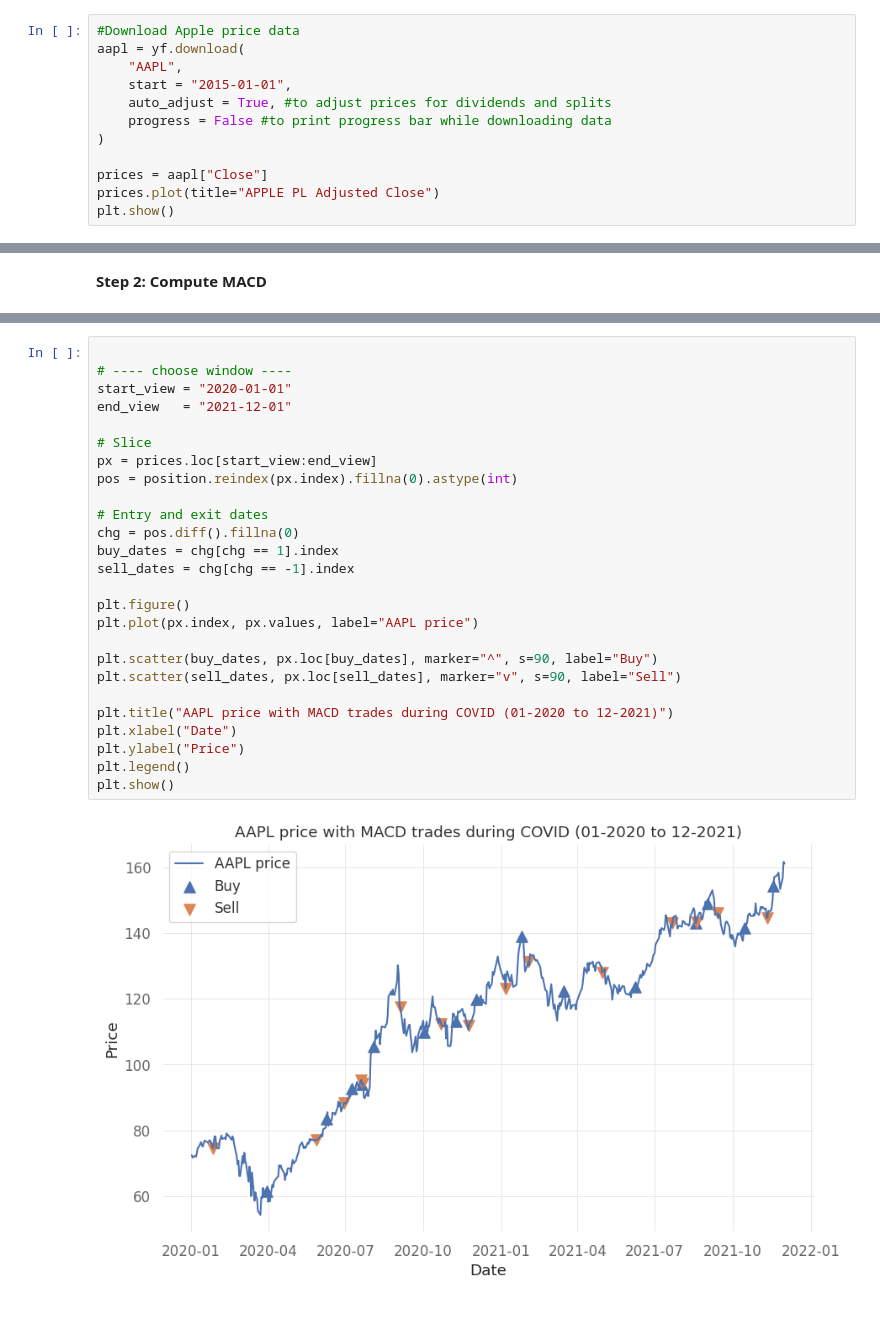
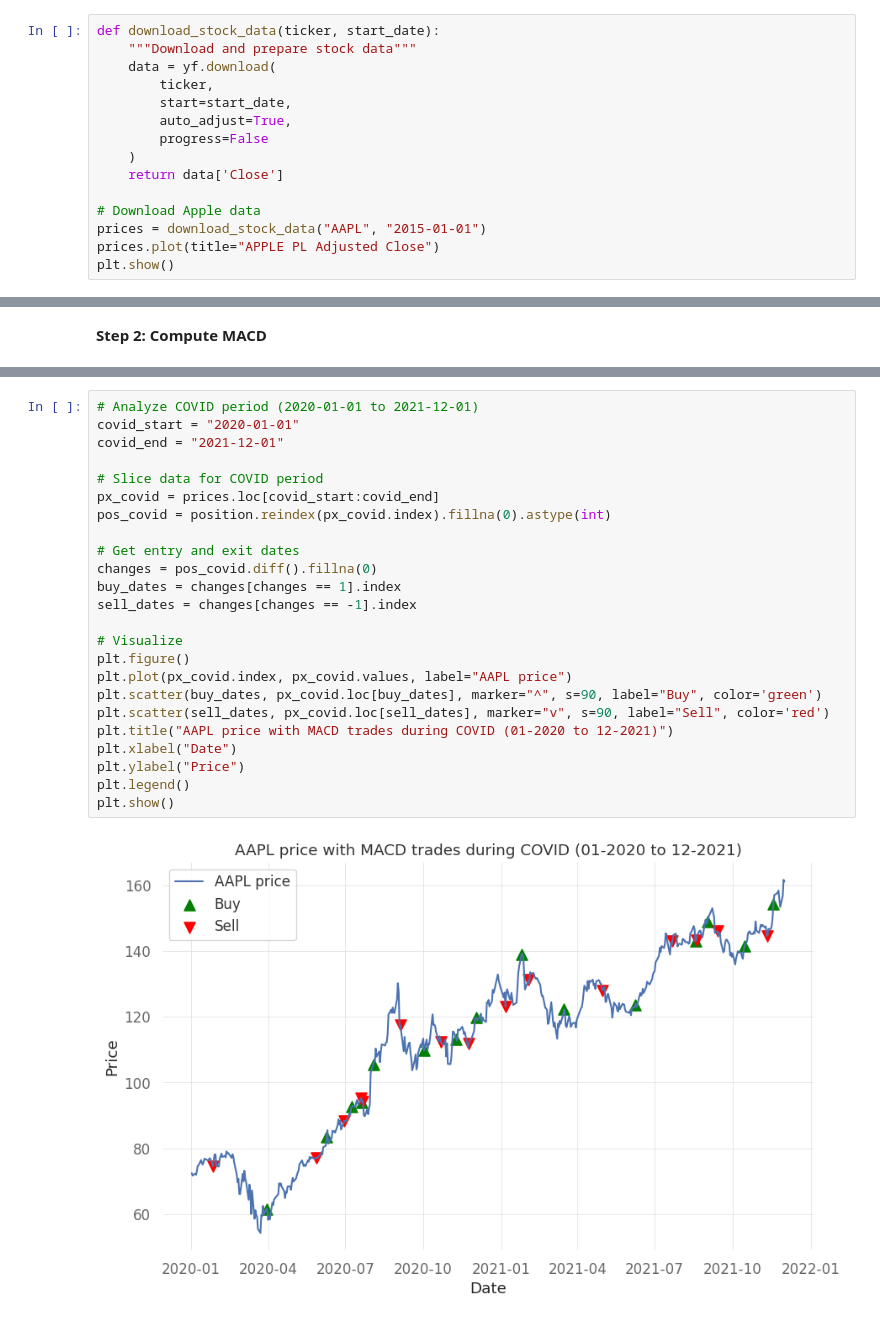
Before and after one commit to sivapira/Momentum_Trading_Project_FM, a Jupyter notebook: FM_project_MACD_PIRA.ipynb, the cells around one changed output, grey strips where cells are left out. Cells and saved outputs as stored; diff of their text form.

```diff
--- a/FM_project_MACD_PIRA.ipynb
+++ b/FM_project_MACD_PIRA.ipynb
@@ -54,15 +54,18 @@ Interpretation of MACD as a momentum gap (divergence) :
 # %% [markdown]
 **Step 1: Extract Apple Data**
 # %%
-#Download Apple price data
-aapl = yf.download(
-    "AAPL",
-    start = "2015-01-01",
-    auto_adjust = True, #to adjust prices for dividends and splits
-    progress = False #to print progress bar while downloading data
-)
+def download_stock_data(ticker, start_date):
+    """Download and prepare stock data"""
+    data = yf.download(
+        ticker,
+        start=start_date,
+        auto_adjust=True,
+        progress=False
+    )
+    return data['Close']
 
-prices = aapl["Close"]
+# Download Apple data
+prices = download_stock_data("AAPL", "2015-01-01")
 prices.plot(title="APPLE PL Adjusted Close")
 plt.show()
 # %% [output]
@@ -254,29 +240,27 @@ Fast crash + fast recovery = worst environment for MACD.
 # %%
+# Analyze COVID period (2020-01-01 to 2021-12-01)
+covid_start = "2020-01-01"
+covid_end = "2021-12-01"
 
-# ---- choose window ----
-start_view = "2020-01-01"
-end_view   = "2021-12-01"
+# Slice data for COVID period
+px_covid = prices.loc[covid_start:covid_end]
+pos_covid = position.reindex(px_covid.index).fillna(0).astype(int)
 
-# Slice
-px = prices.loc[start_view:end_view]
-pos = position.reindex(px.index).fillna(0).astype(int)
+# Get entry and exit dates
+changes = pos_covid.diff().fillna(0)
+buy_dates = changes[changes == 1].index
+sell_dates = changes[changes == -1].index
 
-# Entry and exit dates
-chg = pos.diff().fillna(0)
-buy_dates = chg[chg == 1].index
-sell_dates = chg[chg == -1].index
-
+# Visualize
 plt.figure()
-plt.plot(px.index, px.values, label="AAPL price")
-
-plt.scatter(buy_dates, px.loc[buy_dates], marker="^", s=90, label="Buy")
-plt.scatter(sell_dates, px.loc[sell_dates], marker="v", s=90, label="Sell")
-
+plt.plot(px_covid.index, px_covid.values, label="AAPL price")
+plt.scatter(buy_dates, px_covid.loc[buy_dates], marker="^", s=90, label="Buy", color='green')
+plt.scatter(sell_dates, px_covid.loc[sell_dates], marker="v", s=90, label="Sell", color='red')
 plt.title("AAPL price with MACD trades during COVID (01-2020 to 12-2021)")
 plt.xlabel("Date")
 plt.ylabel("Price")
 plt.legend()
 plt.show()
 # %% [output]
-[figure, old version]
+[figure, new version]
 # %%
```
Also changed, not shown: parts of 14 cells of this notebook, 1 other file.
